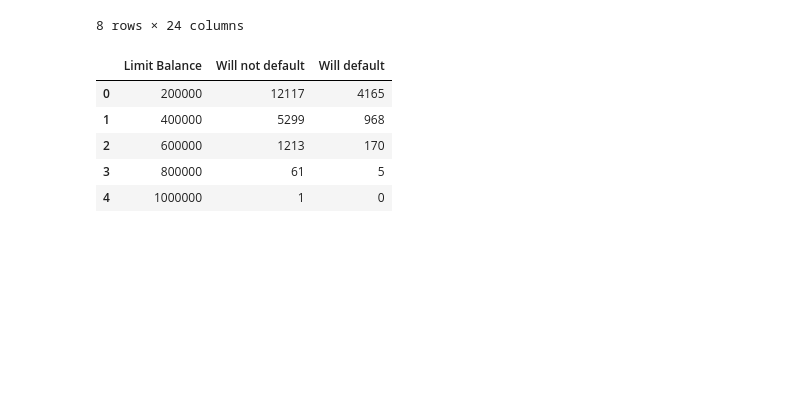
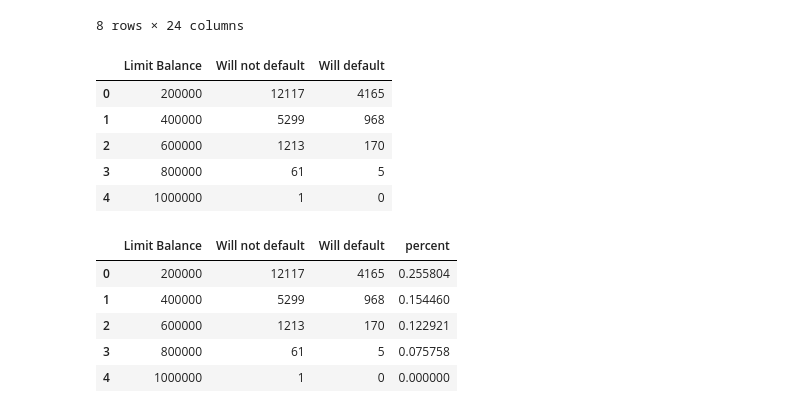
Before and after one commit to emilia329/CreditCard, a Jupyter notebook: EDA.ipynb, the cells around one changed output. Drawn from its saved outputs; the diff is of its cells as text; code cells hidden in the pictures; blank space fills up the shorter version.

```diff
--- a/EDA.ipynb
+++ b/EDA.ipynb
@@ -226,3 +226,13 @@ limit_df
 | 2 | 600000 | 1213 | 170 |
 | 3 | 800000 | 61 | 5 |
 | 4 | 1000000 | 1 | 0 |
+# %%
+limit_df["percent"] = limit_df["Will default"] / (limit_df["Will not default"] + limit_df["Will default"])
+limit_df
+# %% [output]
+|  | Limit Balance | Will not default | Will default | percent |
+| 0 | 200000 | 12117 | 4165 | 0.255804 |
+| 1 | 400000 | 5299 | 968 | 0.154460 |
+| 2 | 600000 | 1213 | 170 | 0.122921 |
+| 3 | 800000 | 61 | 5 | 0.075758 |
+| 4 | 1000000 | 1 | 0 | 0.000000 |
```
Also changed, not shown: parts of 2 cells of this notebook.
